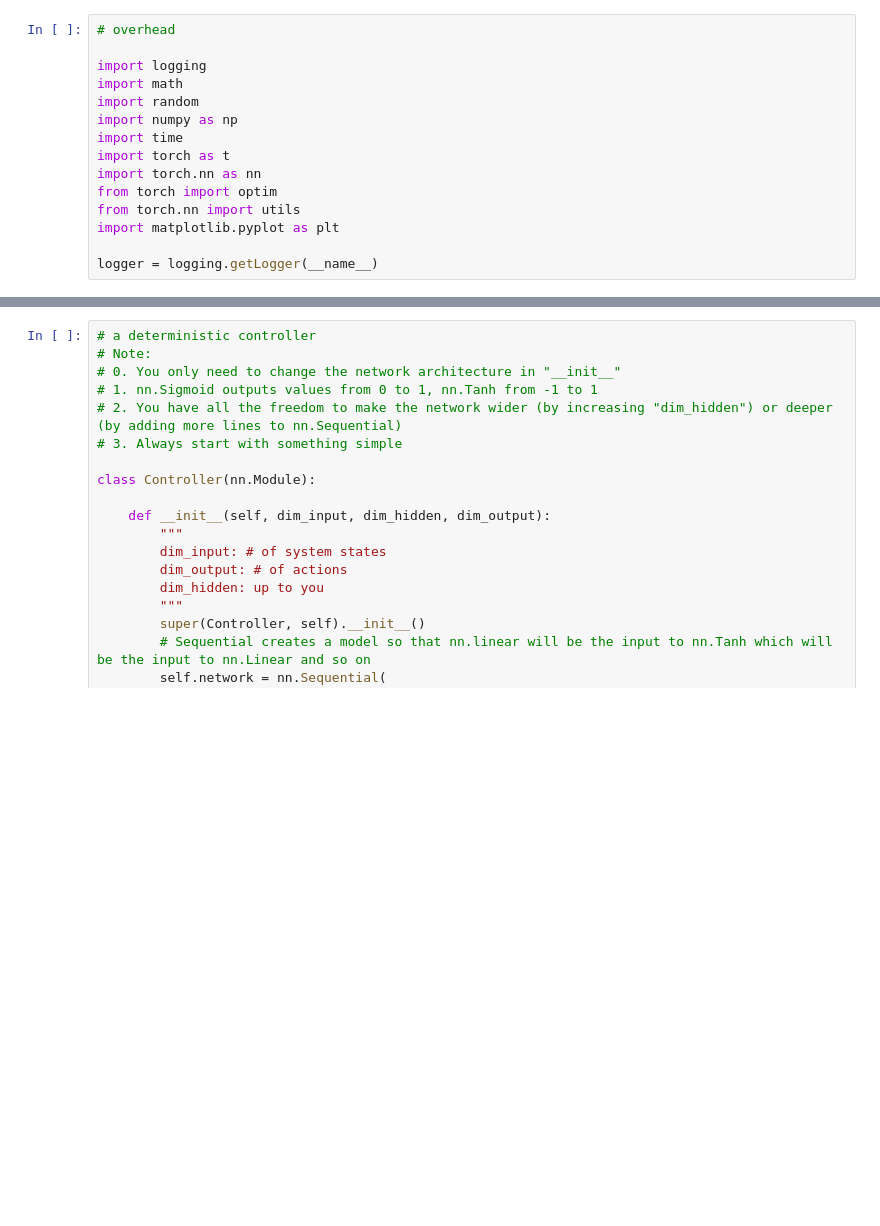
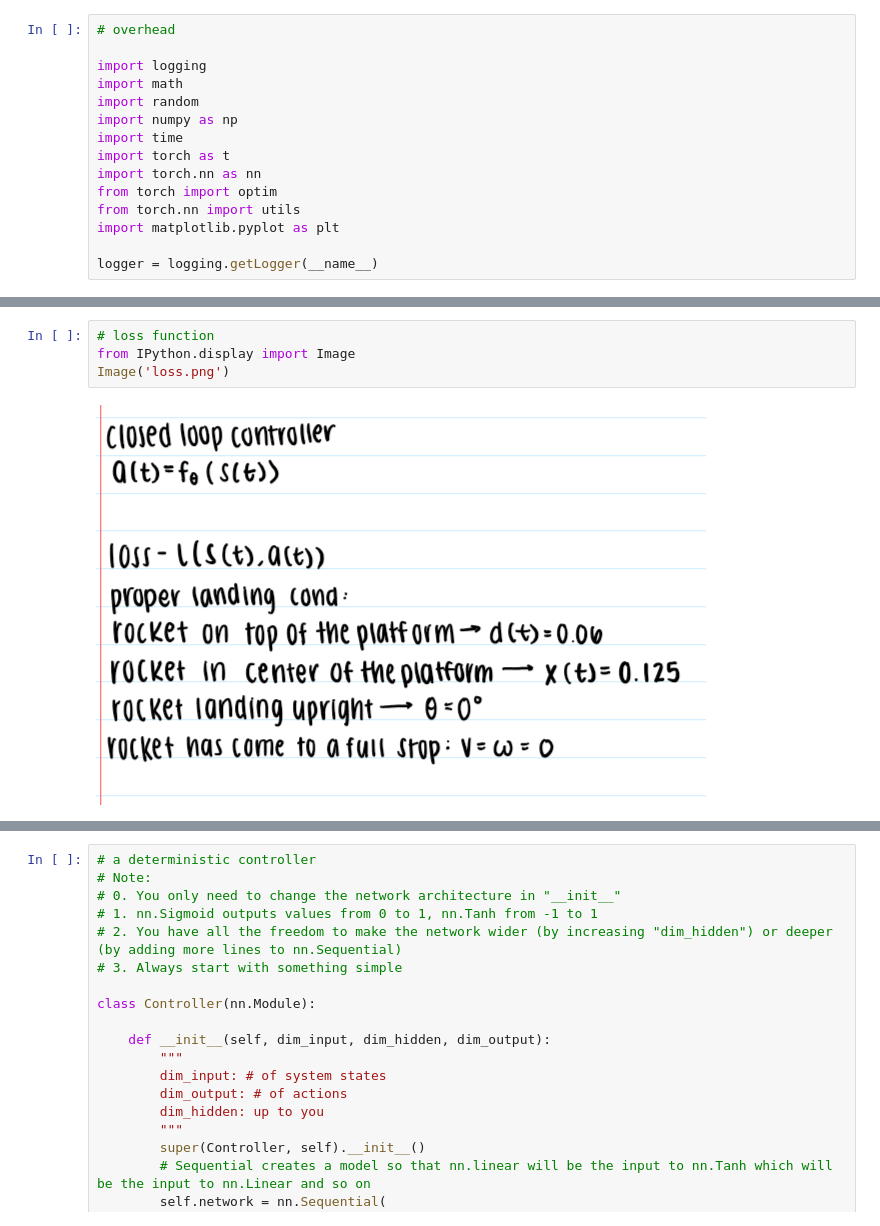
Before and after one commit to kphill1/DesignOptimization2021Fall, a Jupyter notebook: MAE598_Project.ipynb, the cells around one changed output, grey strips where cells are left out. Cells and saved outputs as stored; diff of their text form; blank space fills up the shorter version.

```diff
--- a/MAE598_Project.ipynb
+++ b/MAE598_Project.ipynb
@@ -59,0 +74,6 @@ logger = logging.getLogger(__name__)
+# %%
+# loss function
+from IPython.display import Image
+Image('loss.png')
+# %% [output]
+[figure, added]
```
Also changed, not shown: parts of 8 cells of this notebook.
